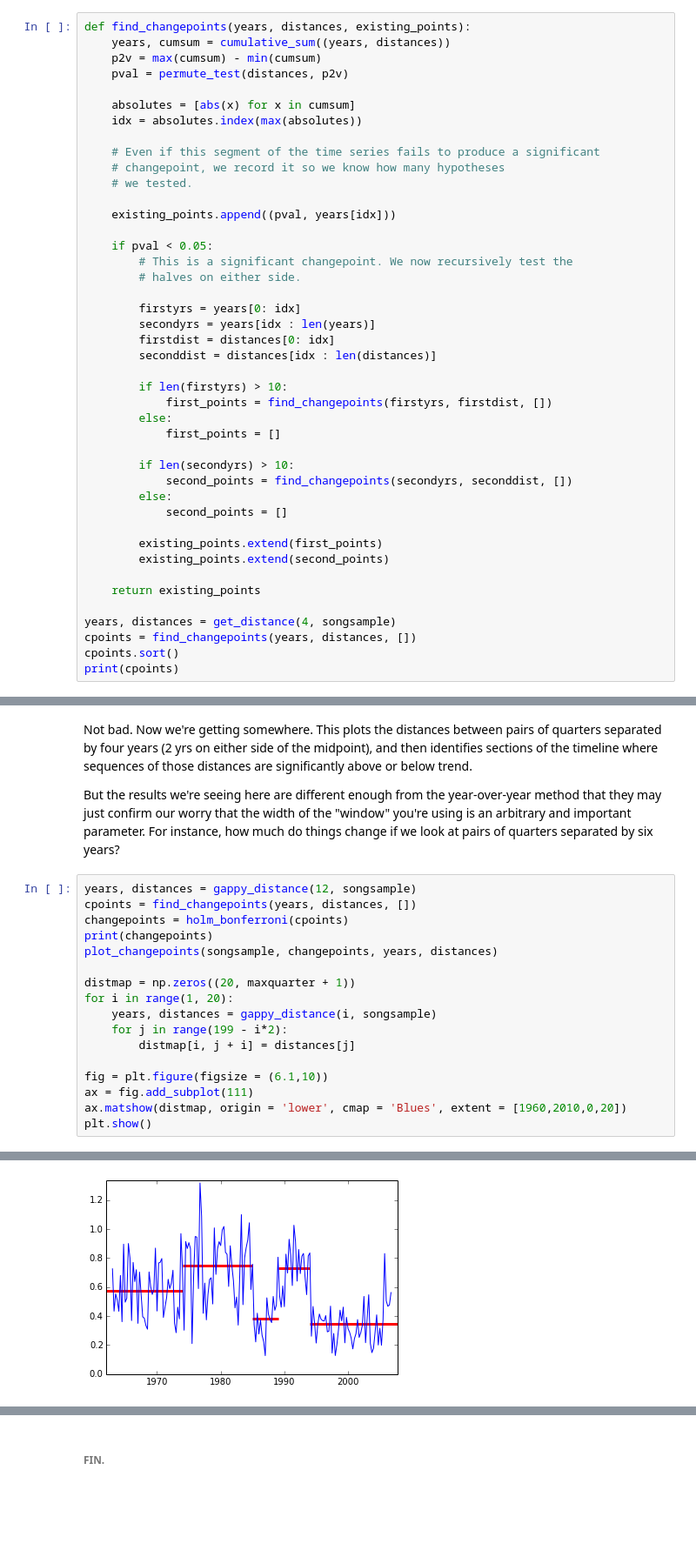
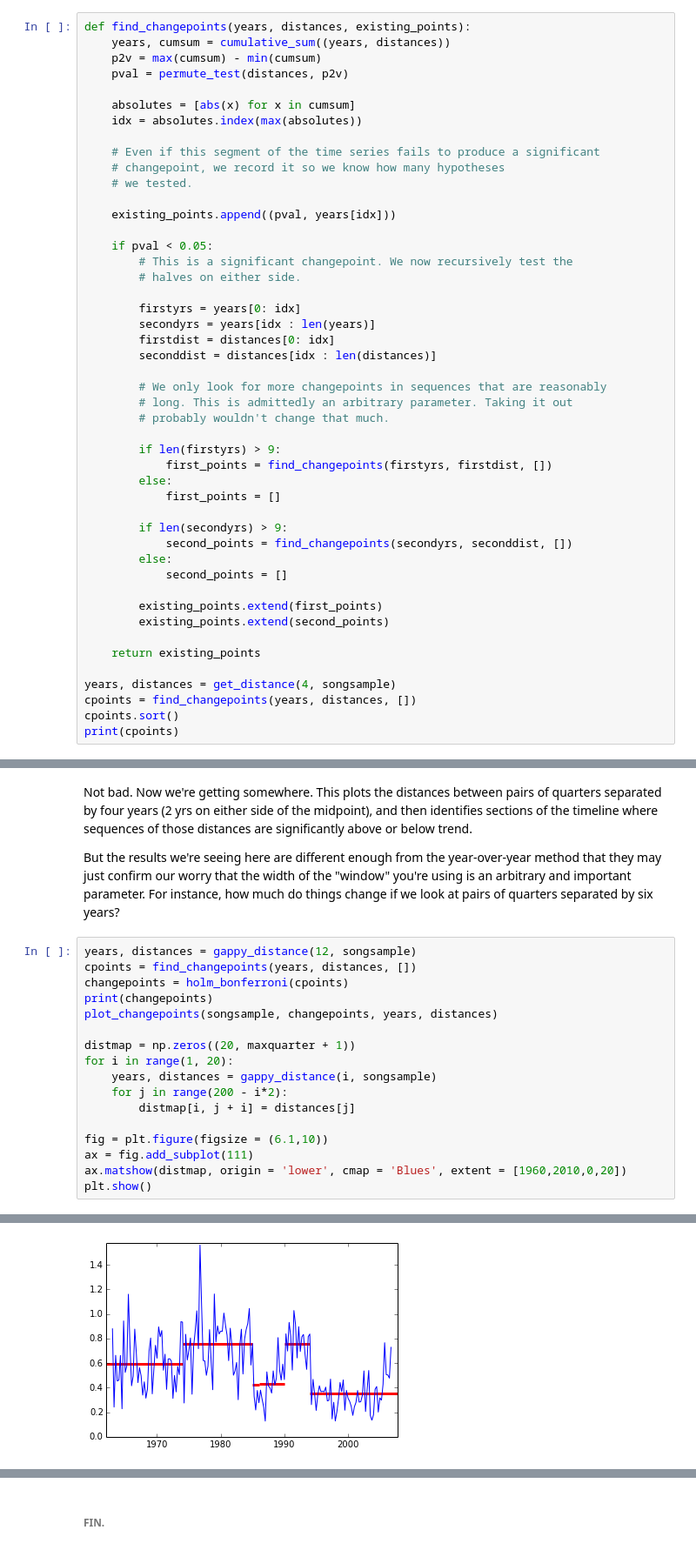
Before and after one commit to tedunderwood/changepoint, a Jupyter notebook: changepoint.ipynb, the cells around one changed output, grey strips where cells are left out. Shown at 87% size. Drawn from its saved outputs; the diff is of its cells as text; blank space fills up the shorter version.

```diff
--- a/changepoint.ipynb
+++ b/changepoint.ipynb
@@ -247,12 +247,16 @@ def find_changepoints(years, distances, existing_points):
         firstdist = distances[0: idx]
         seconddist = distances[idx : len(distances)]
 
-        if len(firstyrs) > 10:
+        # We only look for more changepoints in sequences that are reasonably
+        # long. This is admittedly an arbitrary parameter. Taking it out
+        # probably wouldn't change that much.
+
+        if len(firstyrs) > 9:
             first_points = find_changepoints(firstyrs, firstdist, [])
         else:
             first_points = []
 
-        if len(secondyrs) > 10:
+        if len(secondyrs) > 9:
             second_points = find_changepoints(secondyrs, seconddist, [])
         else:
             second_points = []
@@ -431,7 +442,7 @@ plot_changepoints(songsample, changepoints, years, distances)
 distmap = np.zeros((20, maxquarter + 1))
 for i in range(1, 20):
     years, distances = gappy_distance(i, songsample)
-    for j in range(199 - i*2):
+    for j in range(200 - i*2):
         distmap[i, j + i] = distances[j]
 
 fig = plt.figure(figsize = (6.1,10))
@@ -443 +454 @@ plt.show()
-[figure, old version]
+[figure, new version]
```
Also changed, not shown: parts of 16 cells of this notebook.
